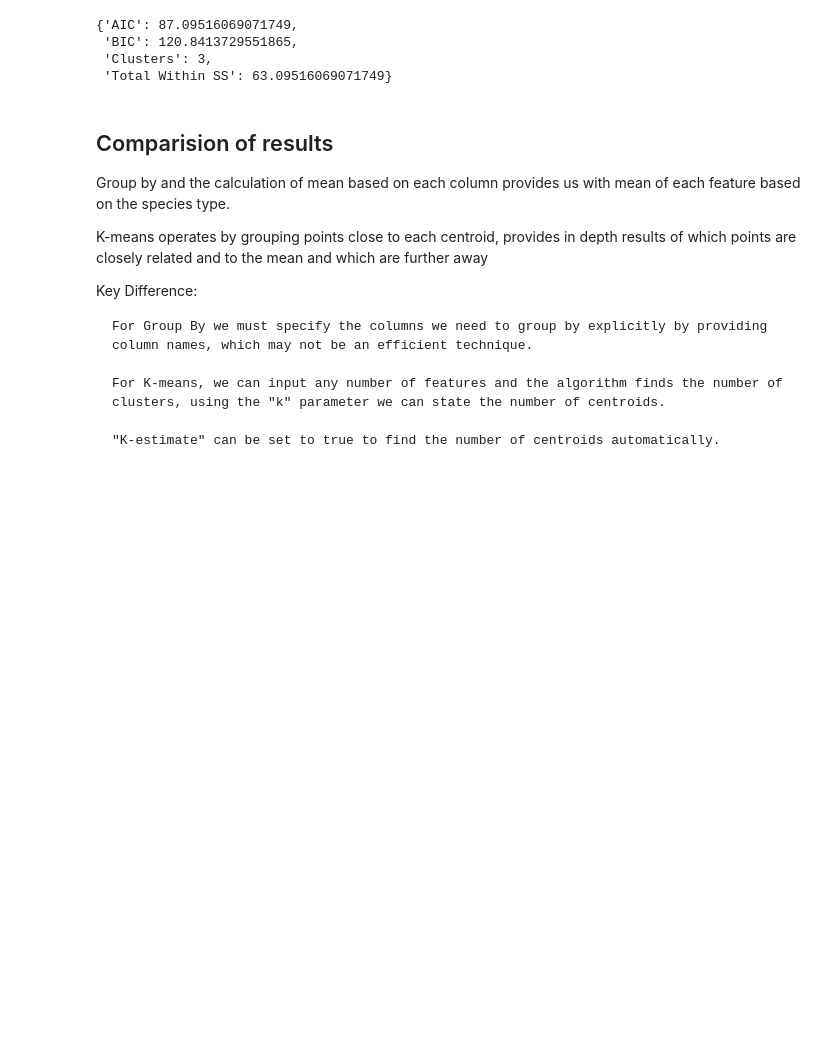
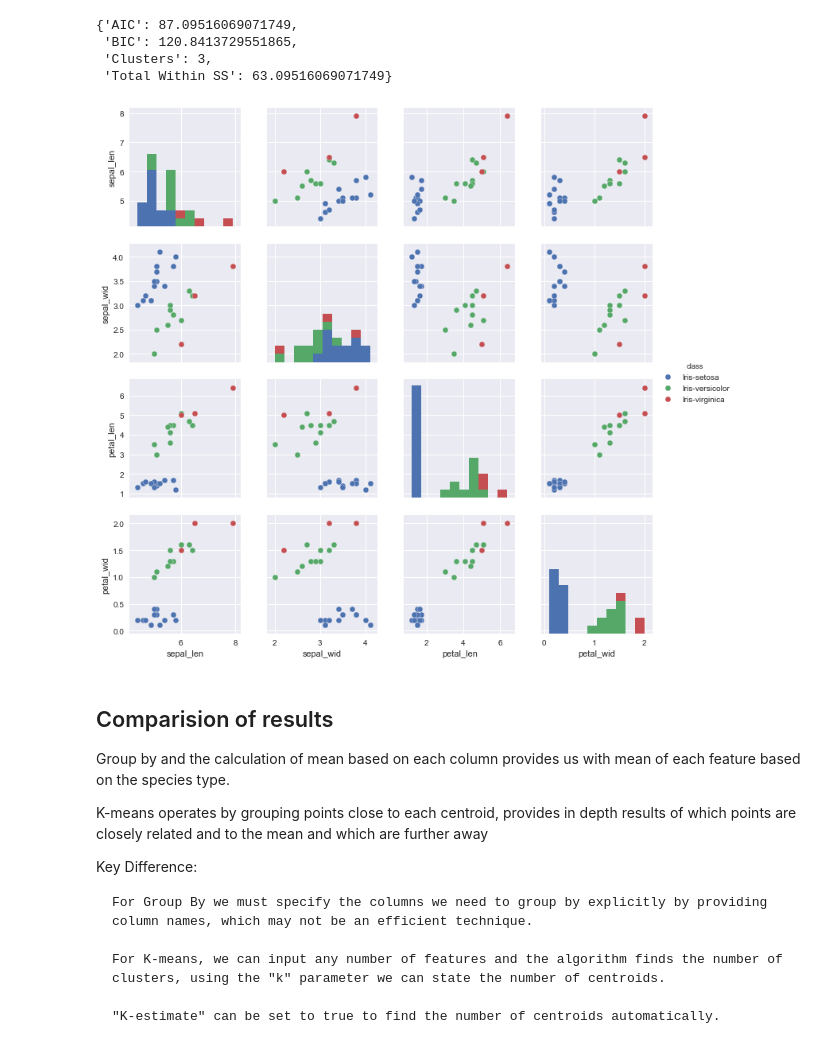
Before and after one commit to froggy444/h2o-challenge, a Jupyter notebook: Task 1- Aggregations and Modeling.ipynb, the cells around one changed output. Drawn from its saved outputs; the diff is of its cells as text; code cells hidden in the pictures; blank space fills up the shorter version.

Commit message:
Chart updated

```diff
--- a/Task 1- Aggregations and Modeling.ipynb
+++ b/Task 1- Aggregations and Modeling.ipynb
@@ -135,6 +143,11 @@ diagnostics_from_clusteringmodel(iris_kmeans)
  'BIC': 120.8413729551865,
  'Clusters': 3,
  'Total Within SS': 63.09516069071749}
+# %%
+#Pairplot of the validation frame
+sns.pairplot(valid.as_data_frame(True),vars=["sepal_len", "sepal_wid", "petal_len", "petal_wid"], hue="class");
+# %% [output]
+[figure, added]
 # %% [markdown]
 ## Comparision of results
 
```
Also changed, not shown: parts of 1 cell of this notebook.
